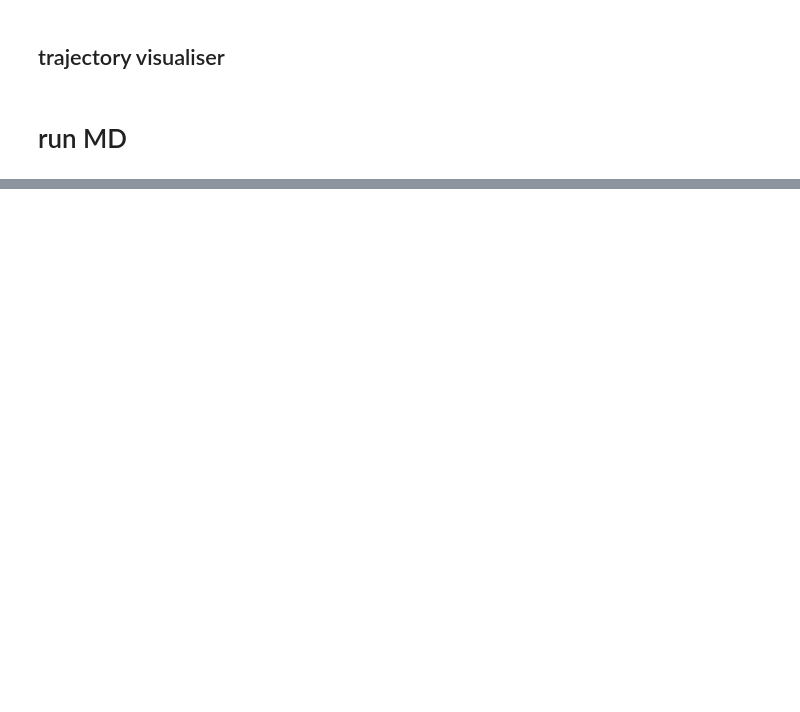
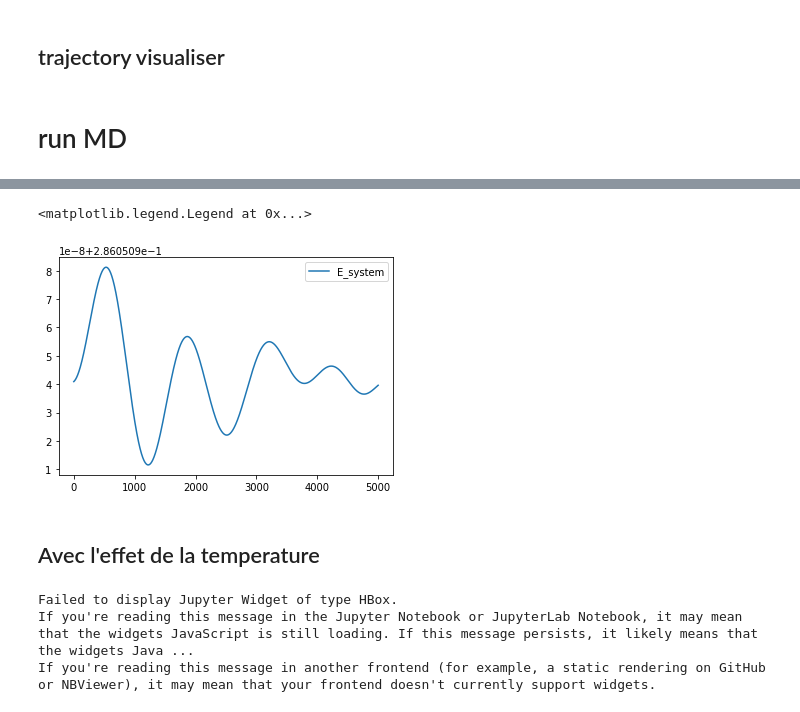
Before and after one commit to lab-cosmo/marvel-college, a Jupyter notebook: MD/Dynamique_Moleculaire-exercise.ipynb, the cells around one changed output, grey strips where cells are left out. Cells and saved outputs as stored; diff of their text form; code cells hidden in the pictures; blank space fills up the shorter version.

```diff
--- a/MD/Dynamique_Moleculaire-exercise.ipynb
+++ b/MD/Dynamique_Moleculaire-exercise.ipynb
@@ -615,0 +549,11 @@ KeyboardInterrupt:
+# %%
+k_spring = 1.
+r_m = 1.
+mass = 1.
+dt = 0.001
+
+T = 0
+epsilon = 0.
+
+initial_pos = make_linear_chain(10,r_m-0.1)
+initial_vel = np.random.normal(loc=0.0, scale=np.sqrt(.01),size=initial_pos.shape)
@@ -615,0 +568,8 @@ KeyboardInterrupt:
+# %%
+plt.plot(diagnostic['E_system'],label='E_system',)
+plt.legend()
+# %% [output]
+<matplotlib.legend.Legend at 0x...>
+[figure, added]
+# %% [markdown]
+## Avec l'effet de la temperature
@@ -615,0 +586,8 @@ KeyboardInterrupt:
+# %%
+pos,vel,diagnostic = MD_NVT_simulator(initial_pos,initial_vel,mass=mass,r_m=r_m,epsilon=epsilon,
+                           k_spring=k_spring,temperature=T,
+                           Nstep=5000,dt=dt)
+# %% [output]
+Failed to display Jupyter Widget of type HBox.
+If you're reading this message in the Jupyter Notebook or JupyterLab Notebook, it may mean that the widgets JavaScript is still loading. If this message persists, it likely means that the widgets Java ...
+If you're reading this message in another frontend (for example, a static rendering on GitHub or NBViewer), it may mean that your frontend doesn't currently support widgets.
```
Also changed, not shown: parts of 68 cells of this notebook, 2 other files.
